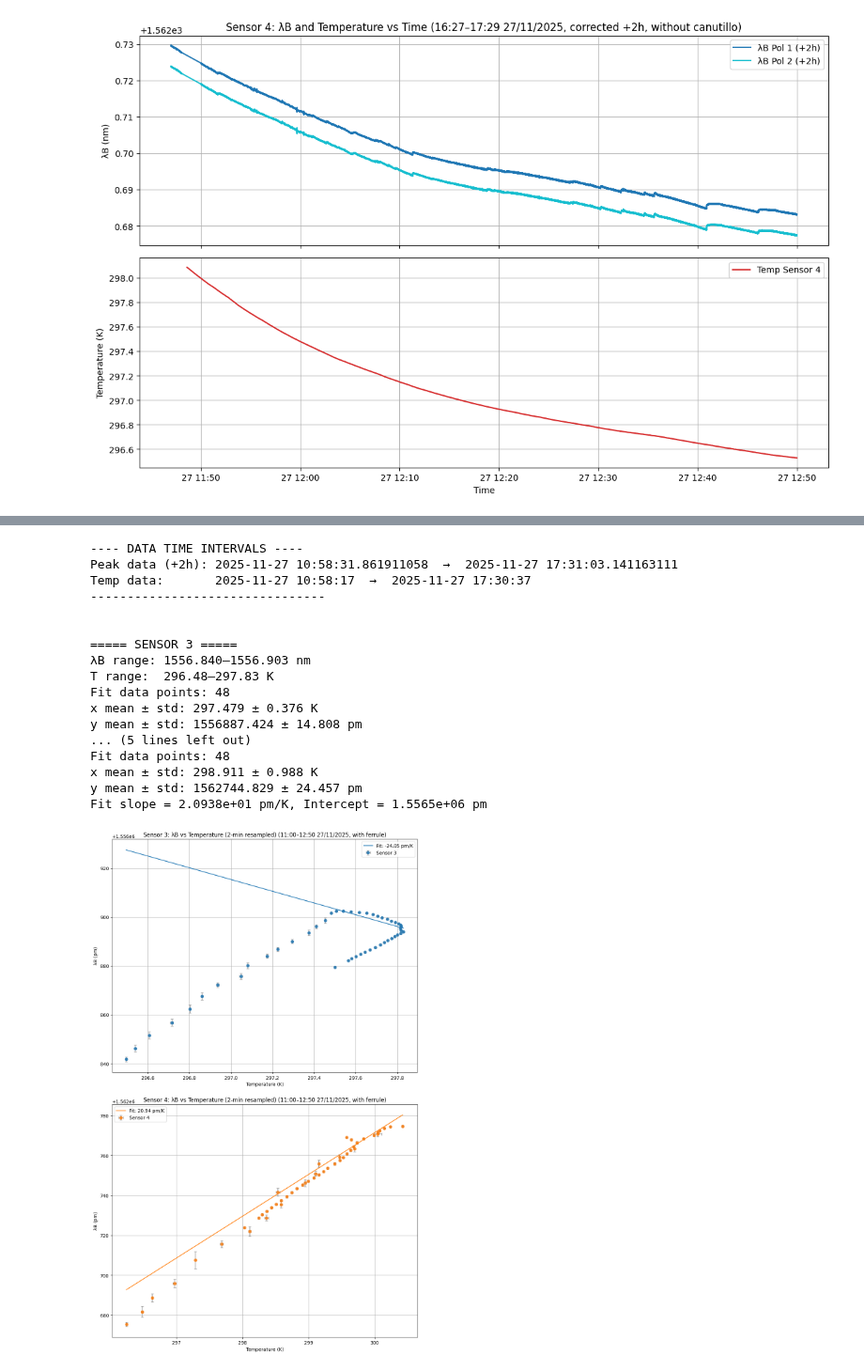
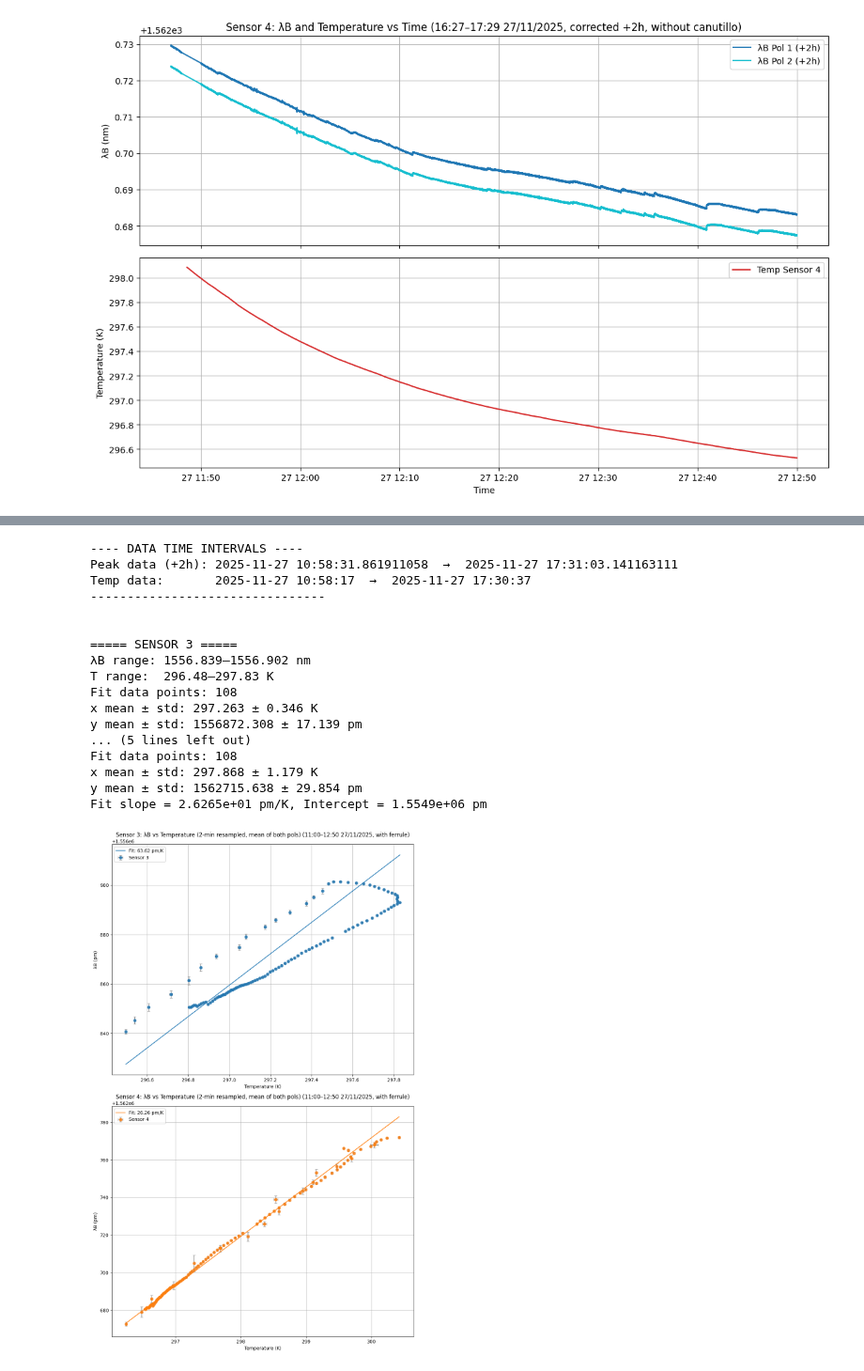
Before and after one commit to garpol/rtd-calibration-ana, a Jupyter notebook: DEWAR_1M/ROOT_DEWAR_28_11.ipynb, the cells around one changed output, grey strips where cells are left out. Shown at 94% size. Cells and saved outputs as stored; diff of their text form; code cells hidden in the pictures.

```diff
--- a/DEWAR_1M/ROOT_DEWAR_28_11.ipynb
+++ b/DEWAR_1M/ROOT_DEWAR_28_11.ipynb
@@ -52,12 +169,12 @@ input_filename = "/eos/user/j/jcapotor/FBGdata/ROOTFiles/Dewar1m/20251128.root"
 # Abrir el archivo ROOT con uproot
 with uproot.open(input_filename) as file:
     peak_tree = file["peak"]
-    spectrum_tree = file["spectrum"]
+    #spectrum_tree = file["spectrum"]
     temp_tree = file["temp"]
 
     # Cargar ramas como numpy arrays
     peak_data = peak_tree.arrays(library="np")
-    spectrum_data = spectrum_tree.arrays(library="np")
+    #spectrum_data = spectrum_tree.arrays(library="np")
     temp_data = temp_tree.arrays(library="np")
 
 # --- Imprimir shapes de todas las variables ---
@@ -66,8 +183,8 @@ for key, value in peak_data.items():
     print(f"{key}: {np.array(value).shape}")
 
 print("\n=== spectrum ===")
-for key, value in spectrum_data.items():
-    print(f"{key}: {np.array(value).shape}")
+#for key, value in spectrum_data.items():
+#    print(f"{key}: {np.array(value).shape}")
 
 print("\n=== temp ===")
 for key, value in temp_data.items():
@@ -349,7 +474,7 @@ print(f"Temp data:       {temp_times.min()}  →  {temp_times.max()}")
 print("--------------------------------\n")
 
 # --- Time window ---
-start_time = datetime.datetime(2025, 11, 27, 16, 0, 0)
+start_time = datetime.datetime(2025, 11, 27, 16, 30, 0)
 end_time   = datetime.datetime(2025, 11, 27, 16, 50, 0)
 
 mask_peak = (peak_times >= start_time) & (peak_times <= end_time)
@@ -367,9 +492,11 @@ fig, axes = plt.subplots(len(sensors), 1, figsize=(10, 16))
 for i, sensor in enumerate(sensors):
     print(f"\n===== SENSOR {sensor+1} =====")
 
-    # λB from 1 polarizations (meters -> nm) NOT MEANING BOTH POLARIZATIONS
-    lambdaB_m = (peak_data["wav"][:, 0, sensor] ) # meters
-    lambdaB_nm = lambdaB_m * 1e9  # nanometers
+    # λB from BOTH polarizations - use MEAN (meters -> nm)
+    lambdaB_pol1_m = peak_data["wav"][:, 0, sensor]  # pol1 in meters
+    lambdaB_pol2_m = peak_data["wav"][:, 1, sensor]  # pol2 in meters
+    lambdaB_mean_m = (lambdaB_pol1_m + lambdaB_pol2_m) / 2.0  # average in meters
+    lambdaB_nm = lambdaB_mean_m * 1e9  # nanometers
     lambdaB_filtered = lambdaB_nm[mask_peak]
 
     # Quick check of magnitude
@@ -435,7 +562,7 @@ for i, sensor in enumerate(sensors):
 
     ax.set_xlabel("Temperature (K)")
     ax.set_ylabel("λB (pm)")
-    ax.set_title(f"Sensor {sensor+1}: λB vs Temperature (2-min resampled) (16:00–17:30 27/11/2025, without ferrule)")
+    ax.set_title(f"Sensor {sensor+1}: λB vs Temperature (2-min resampled, mean of both pols) (16:00–17:30 27/11/2025, without ferrule)")
     ax.grid(True)
     ax.legend()
 
@@ -511,9 +638,11 @@ fig, axes = plt.subplots(len(sensors), 1, figsize=(10, 16))
 for i, sensor in enumerate(sensors):
     print(f"\n===== SENSOR {sensor+1} =====")
 
-    # λB from 1 polarizations (meters -> nm) NOT MEANING BOTH POLARIZATIONS
-    lambdaB_m = (peak_data["wav"][:, 0, sensor] ) # meters
-    lambdaB_nm = lambdaB_m * 1e9  # nanometers
+    # λB from BOTH polarizations - use MEAN (meters -> nm)
+    lambdaB_pol1_m = peak_data["wav"][:, 0, sensor]  # pol1 in meters
+    lambdaB_pol2_m = peak_data["wav"][:, 1, sensor]  # pol2 in meters
+    lambdaB_mean_m = (lambdaB_pol1_m + lambdaB_pol2_m) / 2.0  # average in meters
+    lambdaB_nm = lambdaB_mean_m * 1e9  # nanometers
     lambdaB_filtered = lambdaB_nm[mask_peak]
 
     # Quick check of magnitude
@@ -567,40 +696,40 @@ for i, sensor in enumerate(sensors):
     # slope is in pm/K directly
     print(f"Fit slope = {slope:.4e} pm/K, Intercept = {intercept:.4e} pm")
 
     # Plot: Temperature on x, λB on y (pm)
     ax = axes[i]
     ax.errorbar(x, y, xerr=xerr, yerr=yerr, fmt='o', color=colors[i], ecolor='gray', capsize=3, alpha=0.8, label=f"Sensor {sensor+1}")
 
     # plot fit line over sorted x for nicer visualization
     if len(x) > 0:
         x_sort_idx = np.argsort(x)
         x_sorted = x[x_sort_idx]
         ax.plot(x_sorted, slope * x_sorted + intercept, '-', color=colors[i], label=f"Fit: {slope:.2f} pm/K")
 
     ax.set_xlabel("Temperature (K)")
     ax.set_ylabel("λB (pm)")
-    ax.set_title(f"Sensor {sensor+1}: λB vs Temperature (2-min resampled) (11:00–12:50 27/11/2025, with ferrule)")
+    ax.set_title(f"Sensor {sensor+1}: λB vs Temperature (2-min resampled, mean of both pols) (11:00–12:50 27/11/2025, with ferrule)")
     ax.grid(True)
     ax.legend()
 
 plt.tight_layout()
 plt.show()
 # %% [output]
 ---- DATA TIME INTERVALS ----
 Peak data (+2h): 2025-11-27 10:58:31.861911058  →  2025-11-27 17:31:03.141163111
 Temp data:       2025-11-27 10:58:17  →  2025-11-27 17:30:37
 --------------------------------
 
 
 ===== SENSOR 3 =====
-λB range: 1556.840–1556.903 nm
+λB range: 1556.839–1556.902 nm
 T range:  296.48–297.83 K
-Fit data points: 48
-x mean ± std: 297.479 ± 0.376 K
-y mean ± std: 1556887.424 ± 14.808 pm
+Fit data points: 108
+x mean ± std: 297.263 ± 0.346 K
+y mean ± std: 1556872.308 ± 17.139 pm
 ... (5 lines left out)
-Fit data points: 48
-x mean ± std: 298.911 ± 0.988 K
-y mean ± std: 1562744.829 ± 24.457 pm
-Fit slope = 2.0938e+01 pm/K, Intercept = 1.5565e+06 pm
+Fit data points: 108
+x mean ± std: 297.868 ± 1.179 K
+y mean ± std: 1562715.638 ± 29.854 pm
+Fit slope = 2.6265e+01 pm/K, Intercept = 1.5549e+06 pm
-[figure, old version]
+[figure, new version]
```
Also changed, not shown: parts of 6 cells of this notebook.
